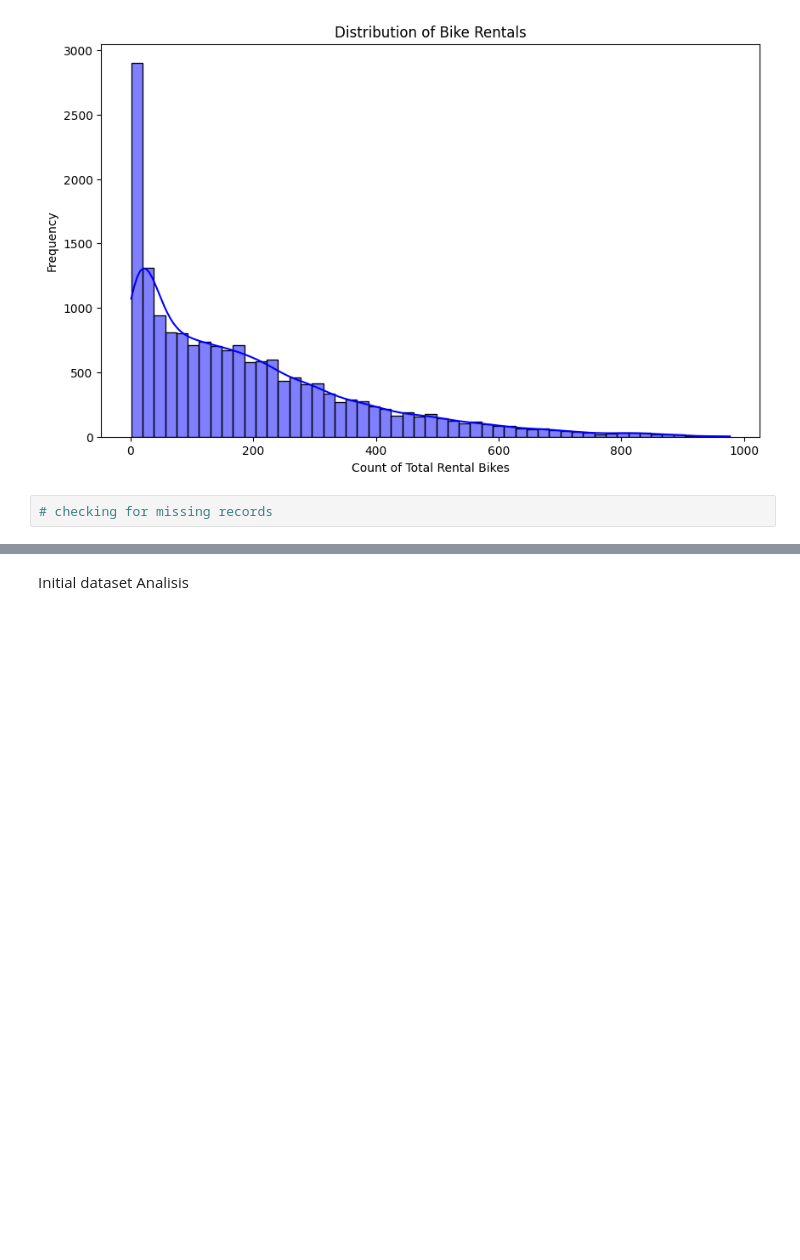
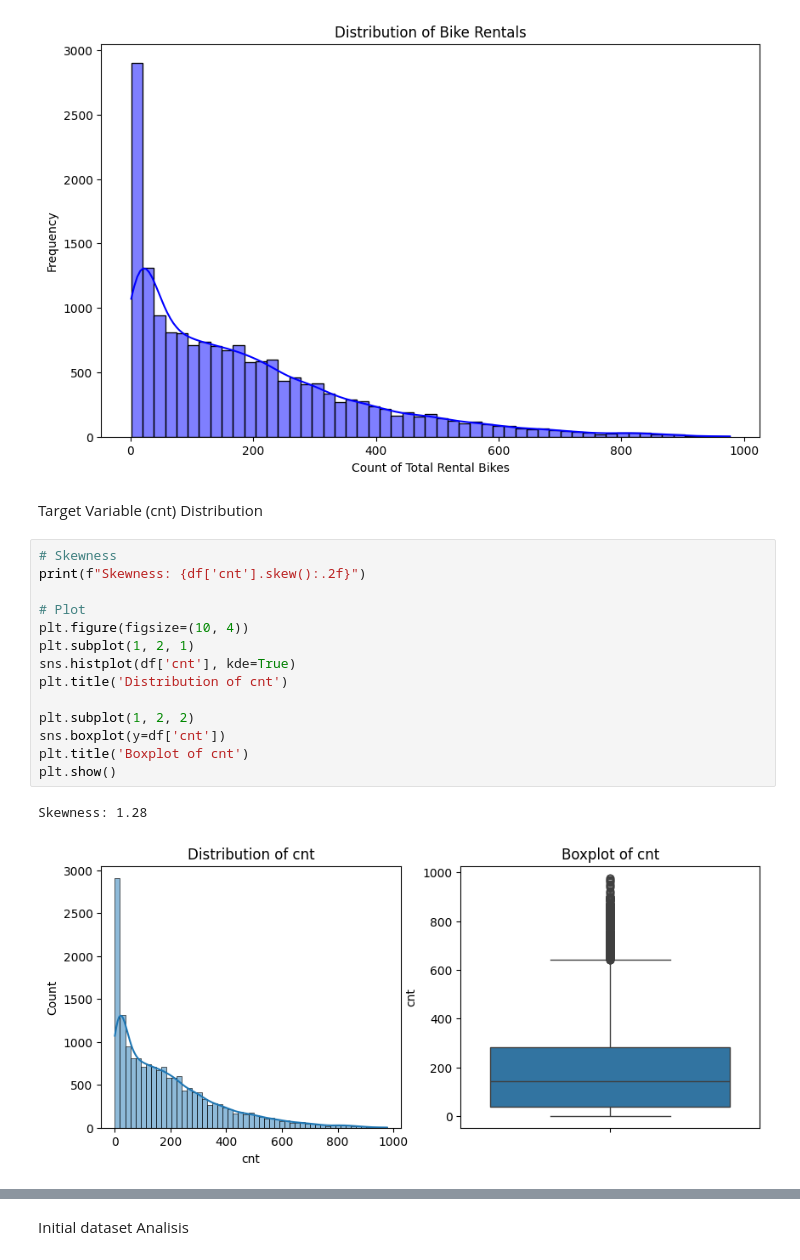
Before and after one commit to JSebastianIEU/ML-fundamentals-2025, a Jupyter notebook: Assignment2/assignment_2_JuanSebastian_Peña[_Peña] .ipynb, the cells around one changed output, grey strips where cells are left out. Saved outputs shown, nothing was run; the diff lists cells and outputs as text; blank space fills up the shorter version.

```diff
--- a/Assignment2/assignment_2_JuanSebastian_Peña[_Peña] .ipynb
+++ b/Assignment2/assignment_2_JuanSebastian_Peña[_Peña] .ipynb
@@ -155,5 +156,22 @@ plt.ylabel('Frequency')
 plt.show()
 # %% [output]
 [figure]
-# %%
-# checking for missing records
+# %% [markdown]
+Target Variable (cnt) Distribution
+# %%
+# Skewness
+print(f"Skewness: {df['cnt'].skew():.2f}")
+
+# Plot
+plt.figure(figsize=(10, 4))
+plt.subplot(1, 2, 1)
+sns.histplot(df['cnt'], kde=True)
+plt.title('Distribution of cnt')
+
+plt.subplot(1, 2, 2)
+sns.boxplot(y=df['cnt'])
+plt.title('Boxplot of cnt')
+plt.show()
+# %% [output]
+Skewness: 1.28
+[figure, added]
```
Also changed, not shown: parts of 18 cells of this notebook.
